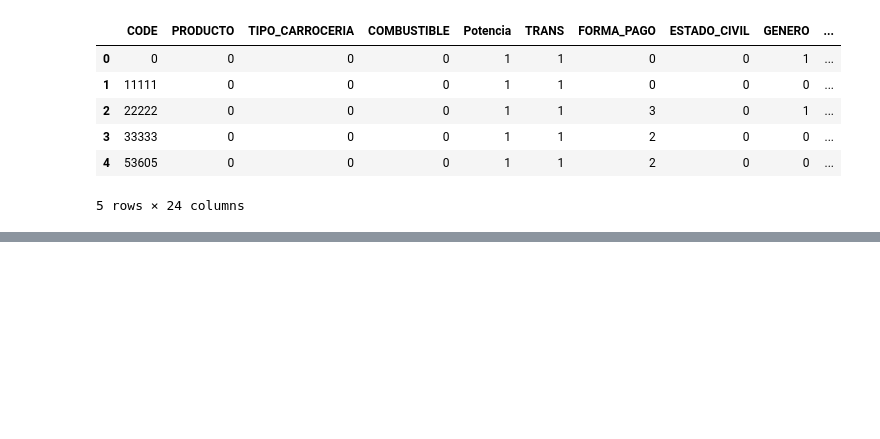
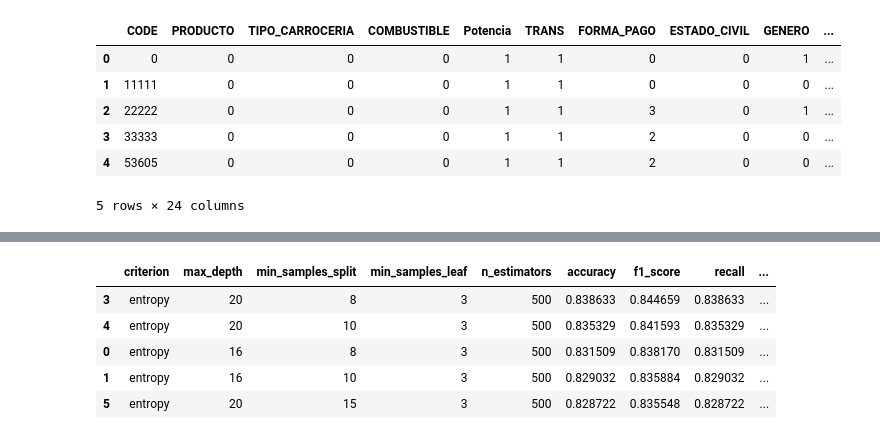
Before and after one commit to josean9/IA-Casos, a Jupyter notebook: documents/03_lanzamiento_de_modelos.ipynb, the cells around one changed output, grey strips where cells are left out. Drawn from its saved outputs; the diff is of its cells as text; code cells hidden in the pictures; blank space fills up the shorter version.

Commit message:
commit para maryy 2 :)

```diff
--- a/documents/03_lanzamiento_de_modelos.ipynb
+++ b/documents/03_lanzamiento_de_modelos.ipynb
@@ -50,15 +50,3 @@ y = data_limpia['Mas_1_coche']  # Objetivo (si el cliente comprará un segundo c
 # %%
 # Dividir los datos en entrenamiento y prueba (80% entrenamiento, 20% prueba)
 X_train, X_test, y_train, y_test = train_test_split(X, y, test_size=0.2, random_state=42)
-# %%
-# Random Forest con criterio 'gini'
-rf_gini = RandomForestClassifier(criterion='gini', random_state=42)
-rf_gini.fit(X_train, y_train)
-
-# Predicciones con el modelo de Gini
-y_pred_gini = rf_gini.predict(X_test)
-
-# Evaluación del modelo con Gini
-print("Modelo con Gini")
-print("Accuracy:", accuracy_score(y_test, y_pred_gini))
-print(classification_report(y_test, y_pred_gini))
@@ -76,3 +53,74 @@ weighted avg       0.86      0.86      0.86      9686
+# %%
+# Definir los parámetros para la búsqueda de Grid
+param_grid = {
+    'criterion': ['entropy'],
+    'max_depth': [16, 20],
+    'min_samples_split': [8, 10,15],
+    'min_samples_leaf': [3],
+    'n_estimators': [500],
+}
+
+# Almacenar los resultados
+results = []
+
+# Iterar sobre todas las combinaciones de hiperparámetros
+for params in product(*param_grid.values()):
+    criterion, max_depth, min_samples_split, min_samples_leaf, n_estimators = params
+
+    # Construir el modelo RandomForest con class_weight='balanced'
+    model = RandomForestClassifier(
+        criterion=criterion,
+        max_depth=max_depth,
+        min_samples_split=min_samples_split,
+        min_samples_leaf=min_samples_leaf,
+        n_estimators=n_estimators,
+        class_weight='balanced',  # <-- Agregado para mejorar recall
+        random_state=42
+    )
+
+    # Entrenar el modelo
+    model.fit(X_train, y_train)
+
+    # Predecir en el conjunto de prueba
+    y_pred_proba = model.predict_proba(X_test)[:, 1]  # Probabilidades
+    y_pred = (y_pred_proba > 0.4).astype(int)  # <-- Ajustar umbral de decisión (antes era 0.5)
+
+    # Calcular métricas
+    accuracy = accuracy_score(y_test, y_pred)
+    f1 = f1_score(y_test, y_pred, average='weighted')
+    recall = recall_score(y_test, y_pred, average='weighted')  # <-- Enfocarse en recall
+    roc_auc = roc_auc_score(y_test, y_pred_proba)
+
+    # Validación cruzada
+    cv_scores = cross_val_score(model, X_train, y_train, cv=5, scoring='recall')  # <-- Optimizar recall
+    mean_cv_score = np.mean(cv_scores)
+
+    # Guardar los resultados
+    results.append({
+        'criterion': criterion,
+        'max_depth': max_depth,
+        'min_samples_split': min_samples_split,
+        'min_samples_leaf': min_samples_leaf,
+        'n_estimators': n_estimators,
+        'accuracy': accuracy,
+        'f1_score': f1,
+        'recall': recall,  # <-- Priorizar recall
+        'roc_auc': roc_auc,
+        'cv_recall': mean_cv_score  # <-- Guardar recall en validación cruzada
+    })
+
+# Convertir a DataFrame y ordenar por recall
+results_df = pd.DataFrame(results).sort_values(by=['recall', 'f1_score'], ascending=False)
+
+# Mostrar los mejores modelos optimizados para recall
+display(results_df.head(5))
+# %% [output]
+|  | criterion | max_depth | min_samples_split | min_samples_leaf | n_estimators | accuracy | f1_score | recall | ... |
+| 3 | entropy | 20 | 8 | 3 | 500 | 0.838633 | 0.844659 | 0.838633 | ... |
+| 4 | entropy | 20 | 10 | 3 | 500 | 0.835329 | 0.841593 | 0.835329 | ... |
+| 0 | entropy | 16 | 8 | 3 | 500 | 0.831509 | 0.838170 | 0.831509 | ... |
+| 1 | entropy | 16 | 10 | 3 | 500 | 0.829032 | 0.835884 | 0.829032 | ... |
+| 5 | entropy | 20 | 15 | 3 | 500 | 0.828722 | 0.835548 | 0.828722 | ... |
 # %%
 # Definir los parámetros para la búsqueda de Grid
 param_grid = {
```
Also changed, not shown: parts of 6 cells of this notebook, 1 other file.
